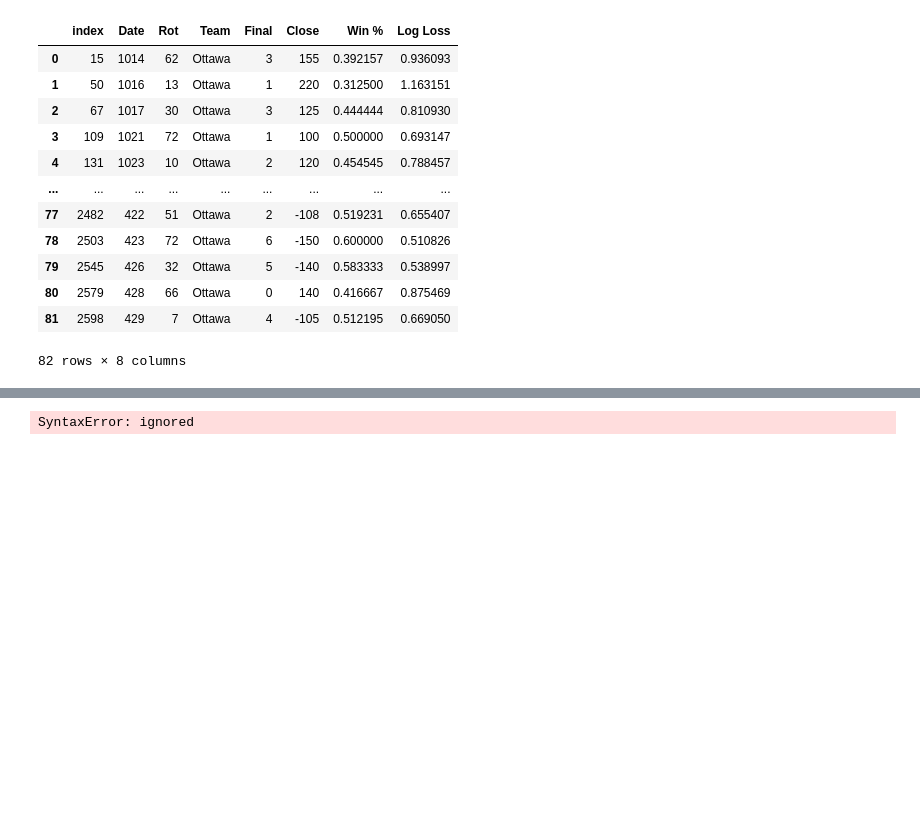
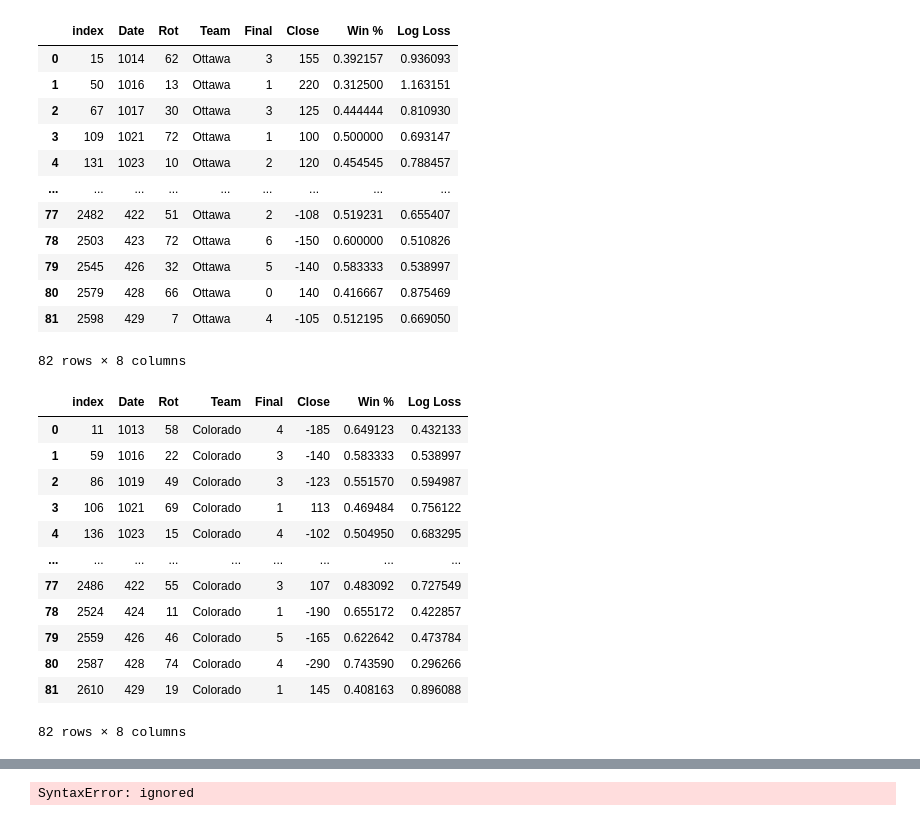
Before and after one commit to danmartin25/Hockey_Model, a Jupyter notebook: Betting Results.ipynb, the cells around one changed output, grey strips where cells are left out. Cells and saved outputs as stored; diff of their text form; code cells hidden in the pictures; blank space fills up the shorter version.

```diff
--- a/Betting Results.ipynb
+++ b/Betting Results.ipynb
@@ -124,3 +131,28 @@ Senators_2122.reset_index()
 | 80 | 2579 | 428 | 66 | Ottawa | 0 | 140 | 0.416667 | 0.875469 |
 | 81 | 2598 | 429 | 7 | Ottawa | 4 | -105 | 0.512195 | 0.669050 |
 82 rows × 8 columns
+# %%
+Avalanche_1920 = nhl_lines_1920.loc[nhl_lines_1920.Team=='Colorado']
+Avalanche_21 = nhl_lines_21.loc[nhl_lines_21.Team=='Colorado']
+Avalanche_2122 = nhl_lines_2122.loc[nhl_lines_2122.Team=='Colorado']
+# %%
+Avalanche_1920.reset_index(inplace=True)
+Avalanche_21.reset_index(inplace=True)
+Avalanche_2122.reset_index(inplace=True)
+# %%
+#Avalanche_2122.drop(Avalanche_2122.index[82:102], inplace = True)
+Avalanche_2122.iloc[:82]
+# %% [output]
+|  | index | Date | Rot | Team | Final | Close | Win % | Log Loss |
+| 0 | 11 | 1013 | 58 | Colorado | 4 | -185 | 0.649123 | 0.432133 |
+| 1 | 59 | 1016 | 22 | Colorado | 3 | -140 | 0.583333 | 0.538997 |
+| 2 | 86 | 1019 | 49 | Colorado | 3 | -123 | 0.551570 | 0.594987 |
+| 3 | 106 | 1021 | 69 | Colorado | 1 | 113 | 0.469484 | 0.756122 |
+| 4 | 136 | 1023 | 15 | Colorado | 4 | -102 | 0.504950 | 0.683295 |
+| ... | ... | ... | ... | ... | ... | ... | ... | ... |
+| 77 | 2486 | 422 | 55 | Colorado | 3 | 107 | 0.483092 | 0.727549 |
+| 78 | 2524 | 424 | 11 | Colorado | 1 | -190 | 0.655172 | 0.422857 |
+| 79 | 2559 | 426 | 46 | Colorado | 5 | -165 | 0.622642 | 0.473784 |
+| 80 | 2587 | 428 | 74 | Colorado | 4 | -290 | 0.743590 | 0.296266 |
+| 81 | 2610 | 429 | 19 | Colorado | 1 | 145 | 0.408163 | 0.896088 |
+82 rows × 8 columns
```
Also changed, not shown: parts of 3 cells of this notebook.
